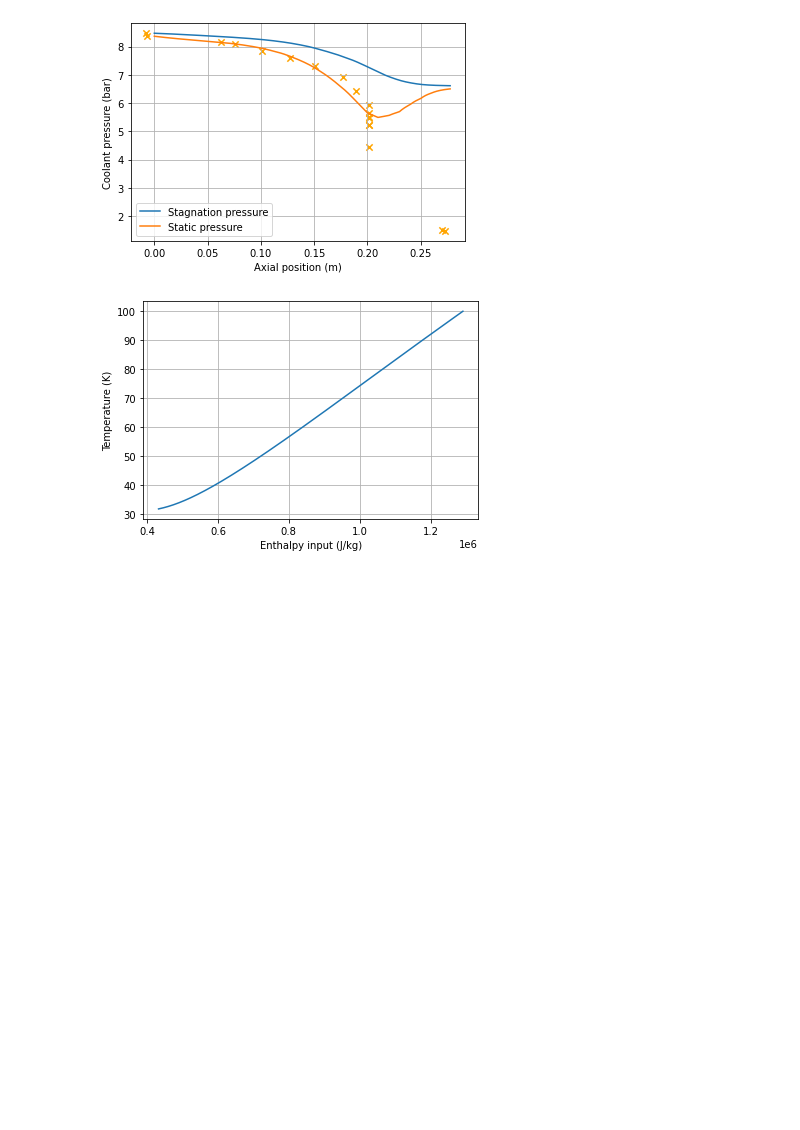
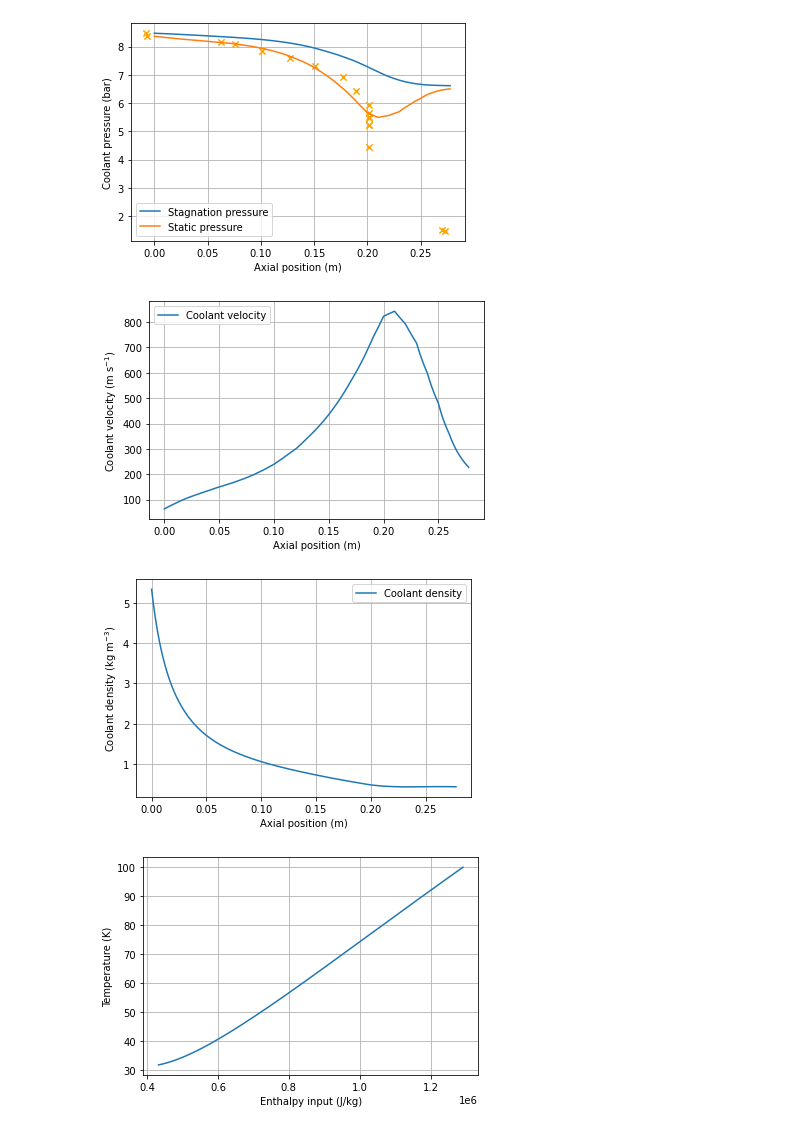
Before and after one commit to cuspaceflight/bamboo, a Jupyter notebook: Pavli 1966.ipynb, the cells around one changed output. Drawn from its saved outputs; the diff is of its cells as text; code cells hidden in the pictures; blank space fills up the shorter version.

```diff
--- a/Pavli 1966.ipynb
+++ b/Pavli 1966.ipynb
@@ -179,6 +161,12 @@ plt.scatter(data["Coolant static pressure"]["x (m)"],
 plt.show()
 # %% [output]
 [figure]
+# %%
+bam.plot.plot_coolant_velocity(bamboo_data)
+bam.plot.plot_coolant_density(bamboo_data)
+# %% [output]
+[figure, added]
+[figure, added]
 # %%
 # Check if the hydrogen was supposed to boil
 p = 10e5
```
Also changed, not shown: parts of 1 cell of this notebook, 2 other files.
